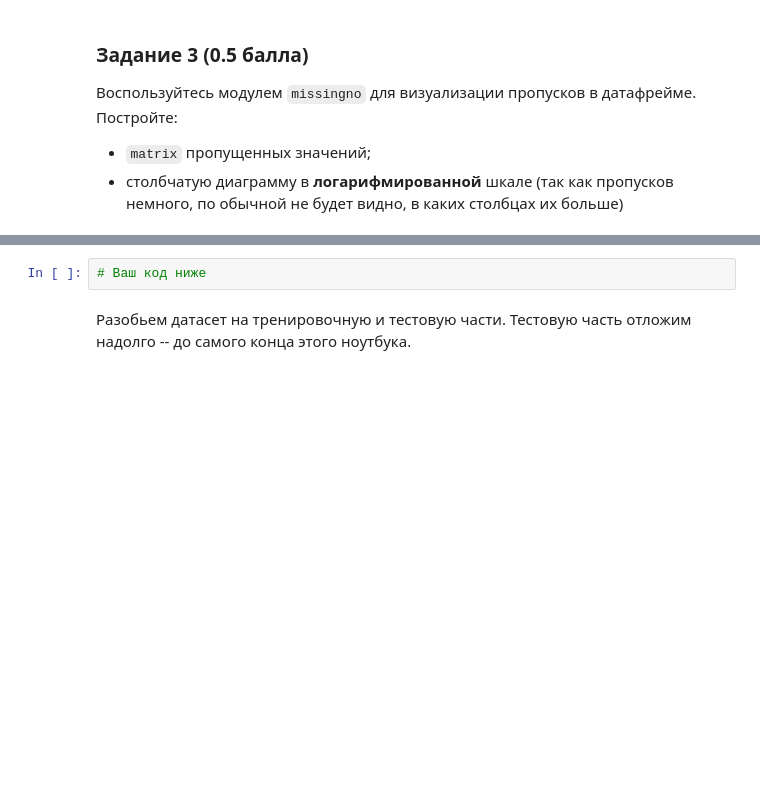
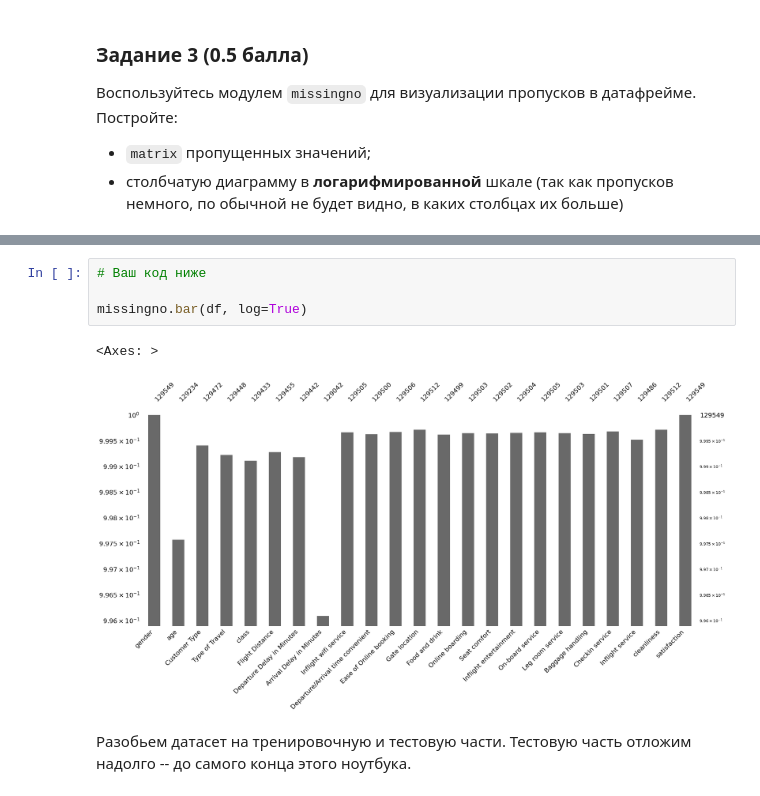
Before and after one commit to quantority/HSE-AI, a Jupyter notebook: Hometasks/Base/AI_HW4_woodenML_base.ipynb, the cells around one changed output, grey strips where cells are left out. Drawn from its saved outputs; the diff is of its cells as text; blank space fills up the shorter version.

```diff
--- a/Hometasks/Base/AI_HW4_woodenML_base.ipynb
+++ b/Hometasks/Base/AI_HW4_woodenML_base.ipynb
@@ -224,5 +277,10 @@ assert df.shape == (129_549, 23)
 # %%
 # Ваш код ниже
+
+missingno.bar(df, log=True)
+# %% [output]
+<Axes: >
+[figure, added]
 # %% [markdown]
 Разобьем датасет на тренировочную и тестовую части. Тестовую часть отложим надолго -- до самого конца этого ноутбука.
 # %%
```
Also changed, not shown: parts of 24 cells of this notebook.
